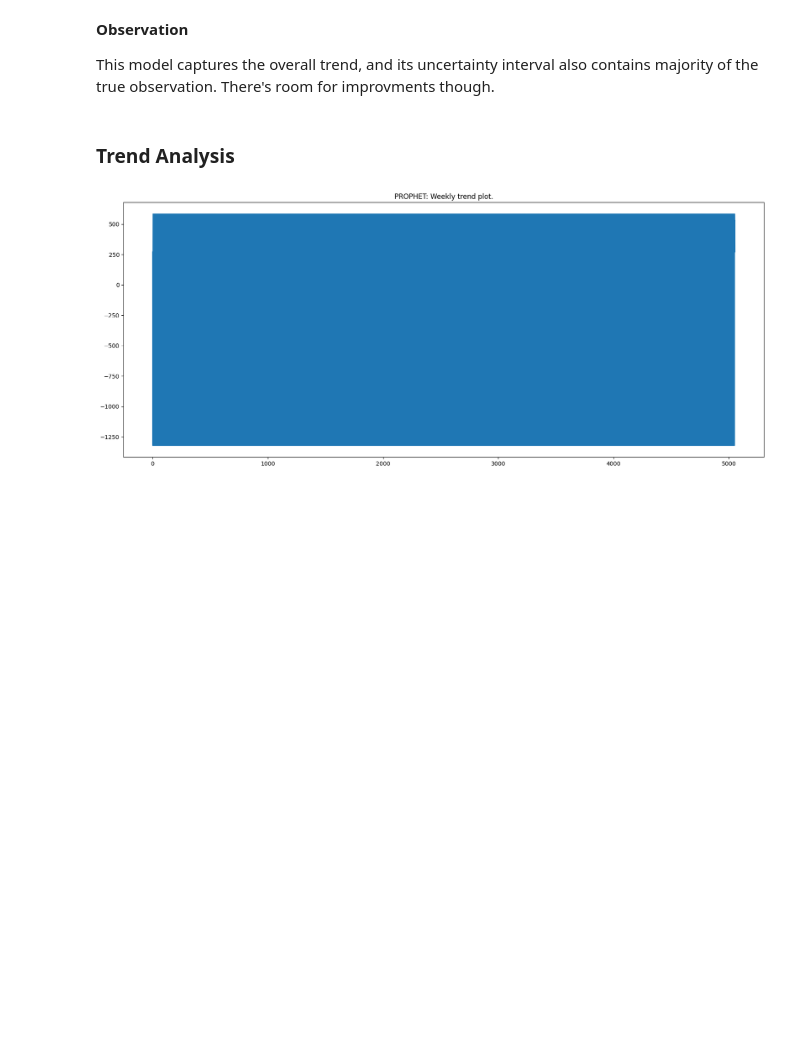
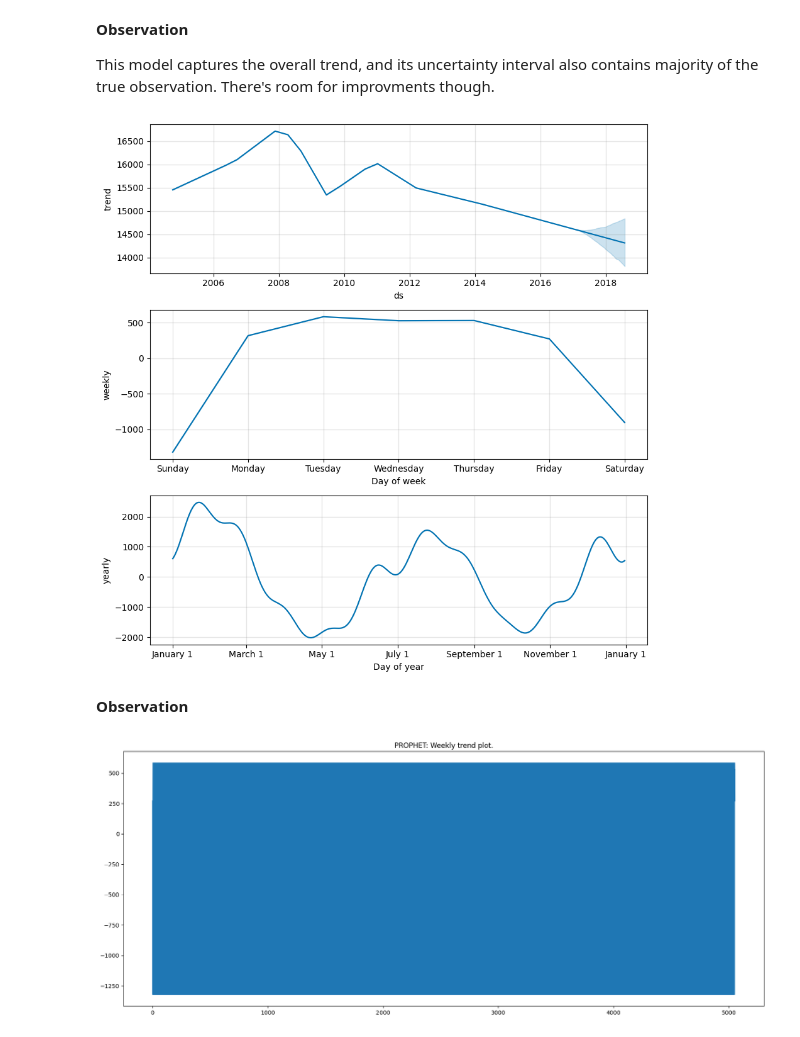
Before and after one commit to munas-git/US-Energy-Consumption-Forecasting-Prophet-NeuralProphet, a Jupyter notebook: analysis.ipynb, the cells around one changed output. Drawn from its saved outputs; the diff is of its cells as text; code cells hidden in the pictures; blank space fills up the shorter version.

```diff
--- a/analysis.ipynb
+++ b/analysis.ipynb
@@ -480,8 +501,12 @@ plt.tight_layout();
 **Observation**
 
 This model captures the overall trend, and its uncertainty interval also contains majority of the true observation. There's room for improvments though.
-# %% [markdown]
-### Trend Analysis
+# %%
+base_prophet_model.plot_components(forecast);
+# %% [output]
+[figure, added]
+# %% [markdown]
+**Observation**
 # %%
 plt.figure(figsize = STANDARD_SIZE)
 forecast['weekly'].plot()
```
Also changed, not shown: parts of 28 cells of this notebook.
